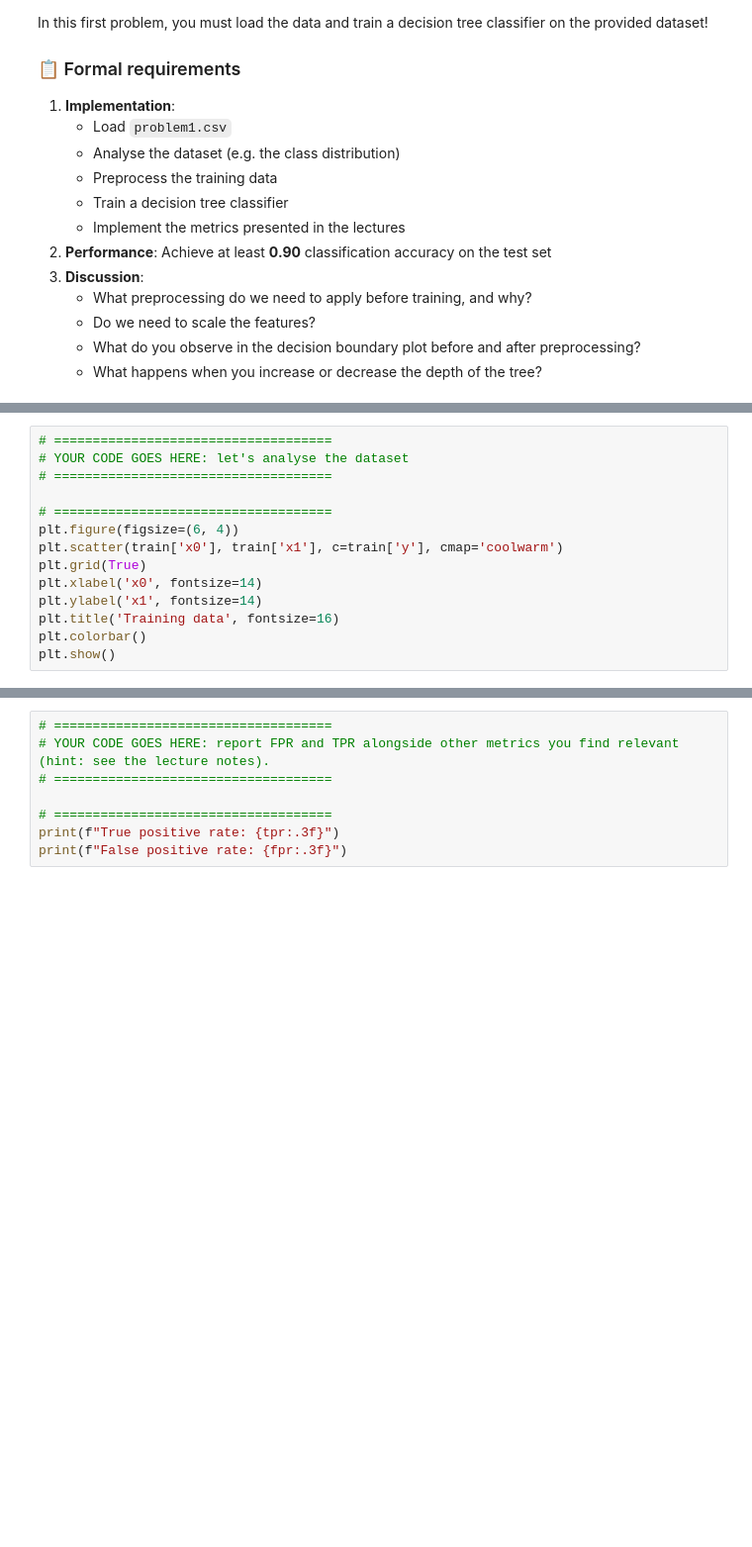
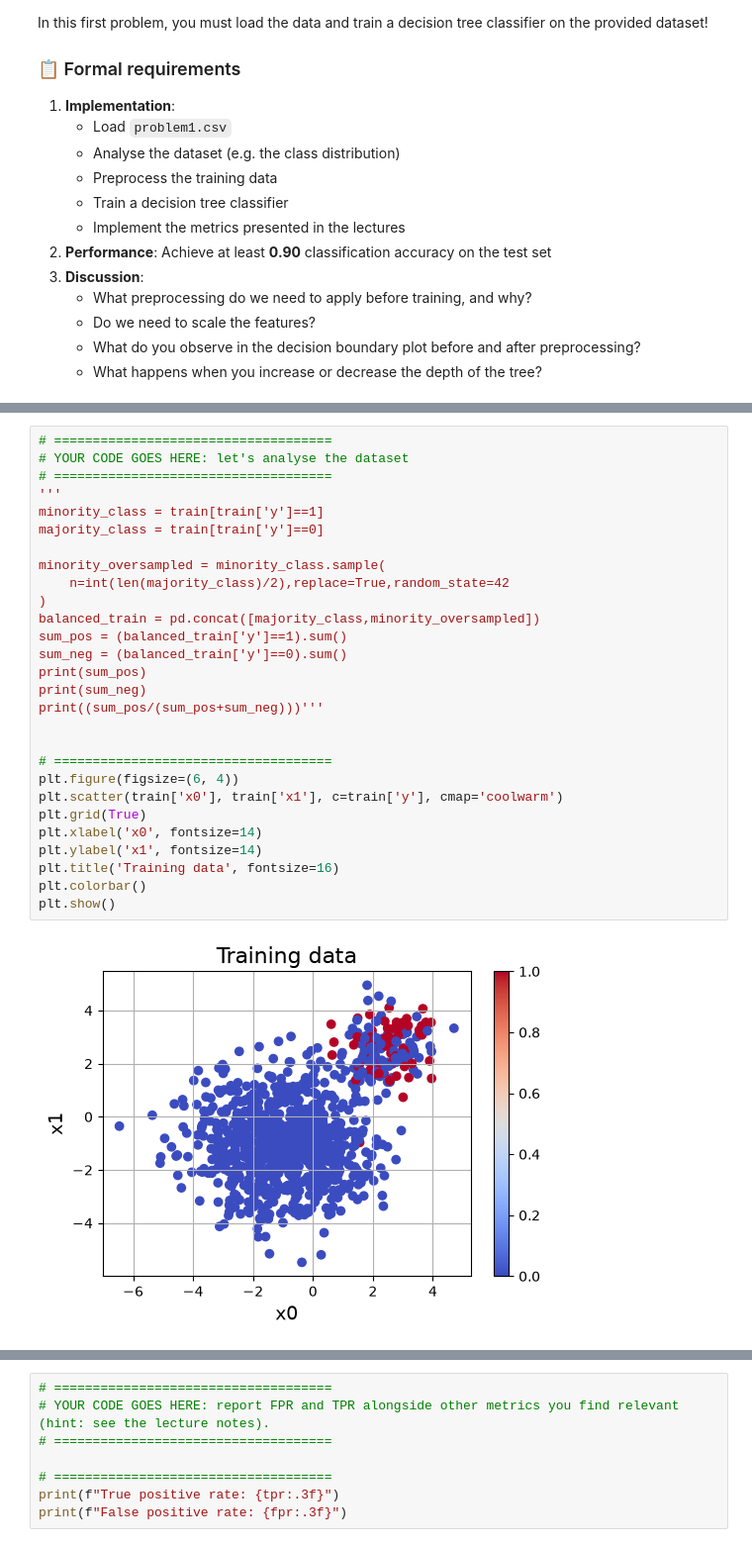
Before and after one commit to ffredz/Intro-ML-prosjekt-2, a Jupyter notebook: Problem2.ipynb, the cells around one changed output, grey strips where cells are left out. Shown at 99% size. Cells and saved outputs as stored; diff of their text form; blank space fills up the shorter version.

```diff
--- a/Problem2.ipynb
+++ b/Problem2.ipynb
@@ -55,17 +80,33 @@ import matplotlib.pyplot as plt
 # %%
 # ====================================
 # YOUR CODE GOES HERE: let's analyse the dataset
 # ====================================
+'''
+minority_class = train[train['y']==1]
+majority_class = train[train['y']==0]
+
+minority_oversampled = minority_class.sample(
+    n=int(len(majority_class)/2),replace=True,random_state=42
+)
+balanced_train = pd.concat([majority_class,minority_oversampled])
+sum_pos = (balanced_train['y']==1).sum()
+sum_neg = (balanced_train['y']==0).sum()
+print(sum_pos)
+print(sum_neg)
+print((sum_pos/(sum_pos+sum_neg)))'''
+
 
 # ====================================
 plt.figure(figsize=(6, 4))
 plt.scatter(train['x0'], train['x1'], c=train['y'], cmap='coolwarm')
 plt.grid(True)
 plt.xlabel('x0', fontsize=14)
 plt.ylabel('x1', fontsize=14)
 plt.title('Training data', fontsize=16)
 plt.colorbar()
 plt.show()
+# %% [output]
+[figure, added]
 # %%
 from sklearn.tree import DecisionTreeClassifier
 from sklearn.metrics import accuracy_score
```
Also changed, not shown: parts of 4 cells of this notebook.
